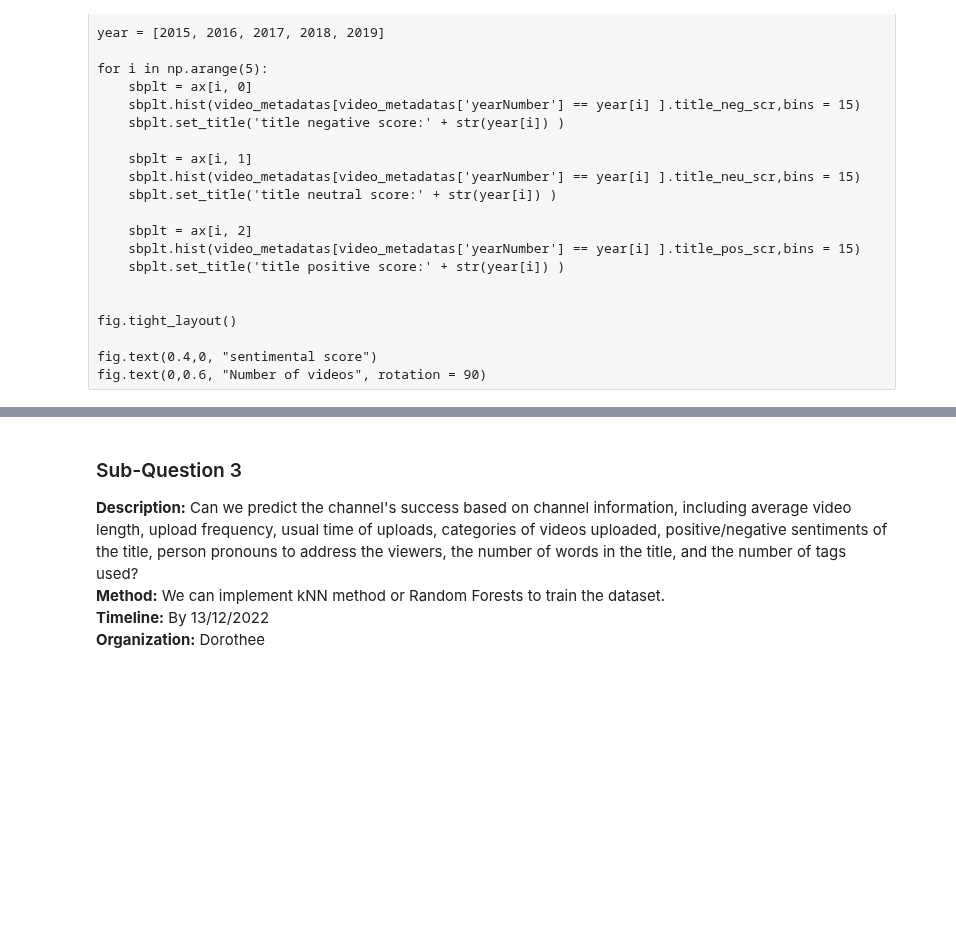
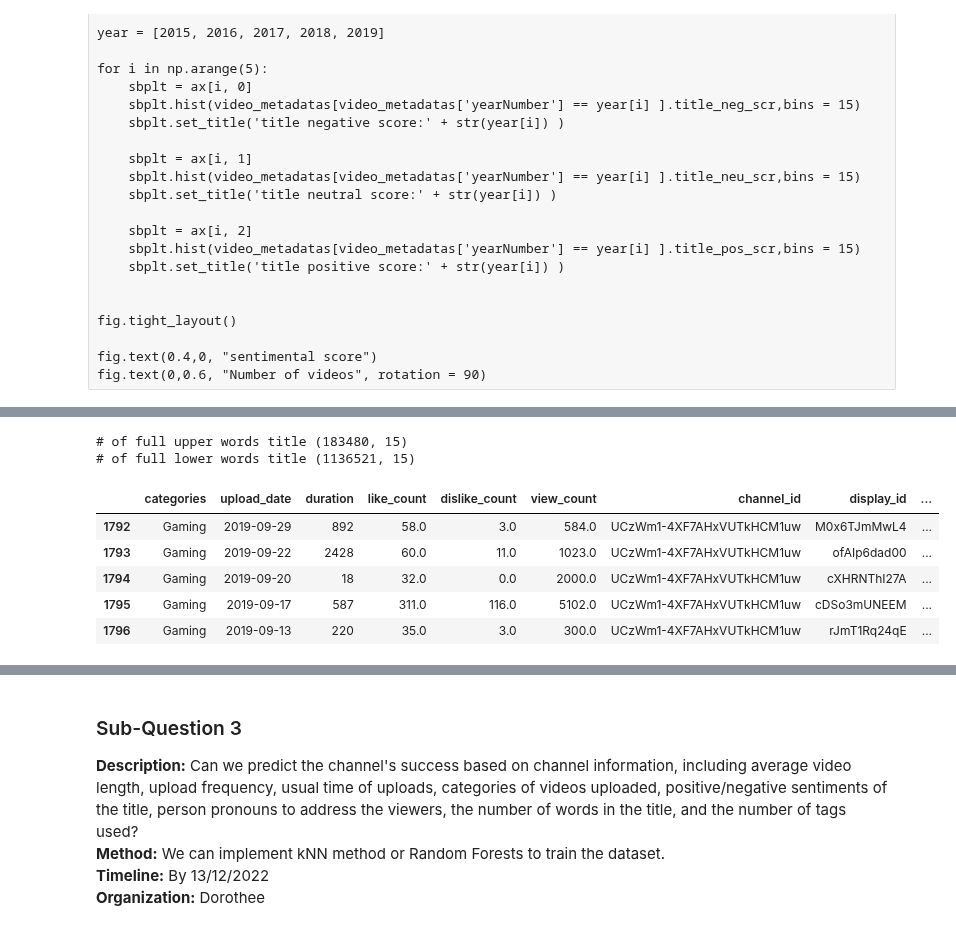
Before and after one commit to epfl-ada/ada-2022-project-adaptation, a Jupyter notebook: MS3_Analysis.ipynb, the cells around one changed output, grey strips where cells are left out. Drawn from its saved outputs; the diff is of its cells as text; code cells hidden in the pictures; blank space fills up the shorter version.

```diff
--- a/MS3_Analysis.ipynb
+++ b/MS3_Analysis.ipynb
@@ -198,9 +198,9 @@ We also import a dataset that is created by us, .......
 
 We will filter the channels that have been identified as Gaming, People & Blogs, or Comedy later on. Note that this does not necessarily mean that all the videos from those channels are in these categories.
 # %%
-titles_metadata = pd.read_feather(
+titles_metadatas = pd.read_feather(
     "./data/yt_metadata_title_helper.feather")
 
-titles_metadata = titles_metadata[
-    titles_metadata['display_id'].isin(video_metadatas.display_id)
+titles_metadatas = titles_metadatas[
+    titles_metadatas['display_id'].isin(video_metadatas.display_id)
 ]
@@ -480,7 +442,7 @@ compound_sent = []
 
 #iterate through the sentences, get polarity scores, choose a value
 analyzer = SentimentIntensityAnalyzer()
-for title in titles_metadata.title:
+for title in titles_metadatas.title:
     score = analyzer.polarity_scores(title)
     positive_sent.append(score['pos'])
     negative_sent.append(score['neg'])
@@ -538,0 +591,24 @@ Text(0, 0.6, 'Number of videos')
+# %%
+binary_freq_df = metadatas[
+    (metadatas.freq_capitalize_words == 0)
+    | (metadatas.freq_capitalize_words == 1)
+]
+
+no_upper_word_df = binary_freq_df[binary_freq_df["freq_capitalize_words"] == 0]
+full_upper_word_df = binary_freq_df[binary_freq_df["freq_capitalize_words"] == 1]
+
+print("# of full upper words title", full_upper_word_df.shape)
+print("# of full lower words title", no_upper_word_df.shape)
+# %% [output]
+# of full upper words title (183480, 15)
+# of full lower words title (1136521, 15)
+# %%
+# get the
+video_metadatas.head()
+# %% [output]
+|  | categories | upload_date | duration | like_count | dislike_count | view_count | channel_id | display_id | ... |
+| 1792 | Gaming | 2019-09-29 | 892 | 58.0 | 3.0 | 584.0 | UCzWm1-4XF7AHxVUTkHCM1uw | M0x6TJmMwL4 | ... |
+| 1793 | Gaming | 2019-09-22 | 2428 | 60.0 | 11.0 | 1023.0 | UCzWm1-4XF7AHxVUTkHCM1uw | ofAIp6dad00 | ... |
+| 1794 | Gaming | 2019-09-20 | 18 | 32.0 | 0.0 | 2000.0 | UCzWm1-4XF7AHxVUTkHCM1uw | cXHRNThI27A | ... |
+| 1795 | Gaming | 2019-09-17 | 587 | 311.0 | 116.0 | 5102.0 | UCzWm1-4XF7AHxVUTkHCM1uw | cDSo3mUNEEM | ... |
+| 1796 | Gaming | 2019-09-13 | 220 | 35.0 | 3.0 | 300.0 | UCzWm1-4XF7AHxVUTkHCM1uw | rJmT1Rq24qE | ... |
```
Also changed, not shown: parts of 29 cells of this notebook.
